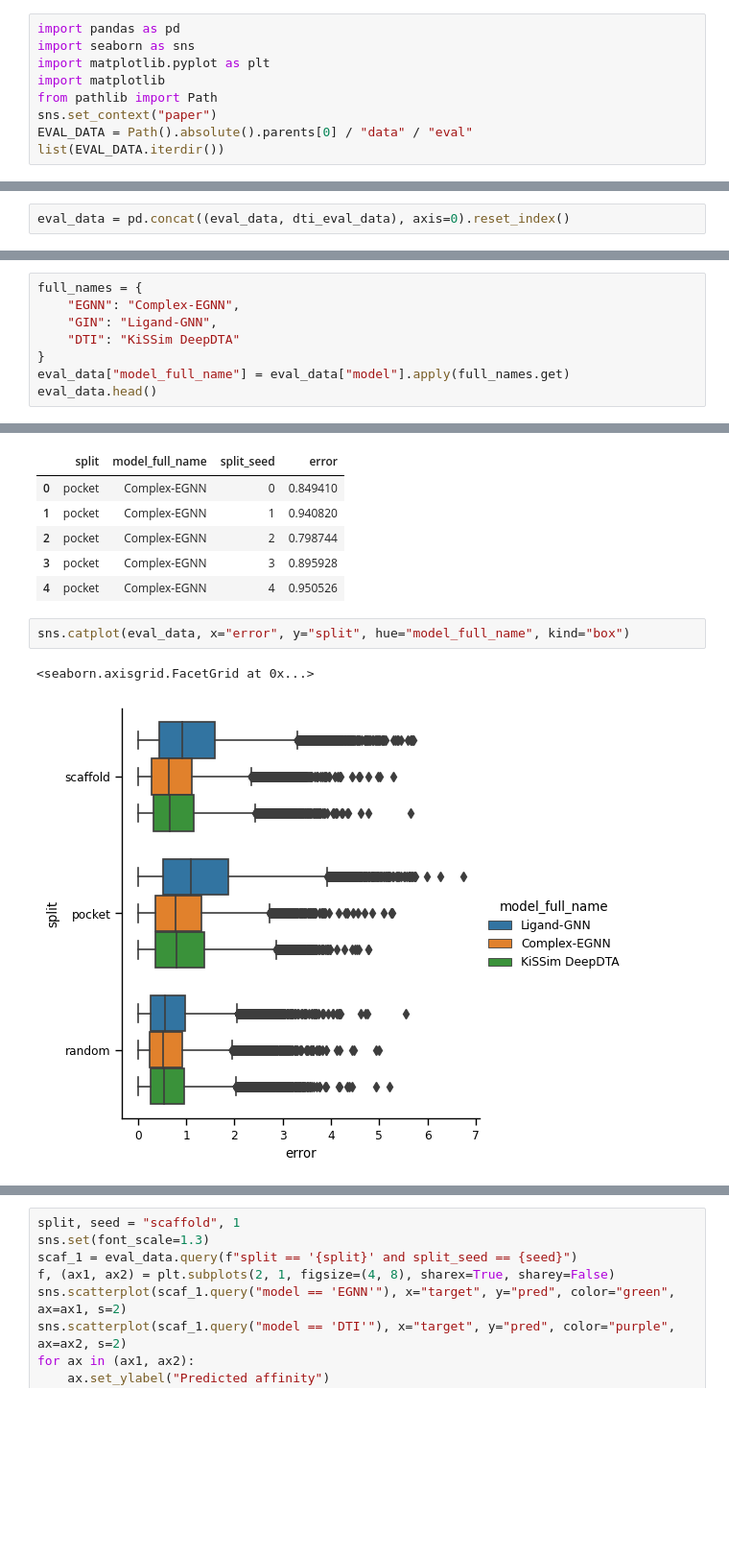
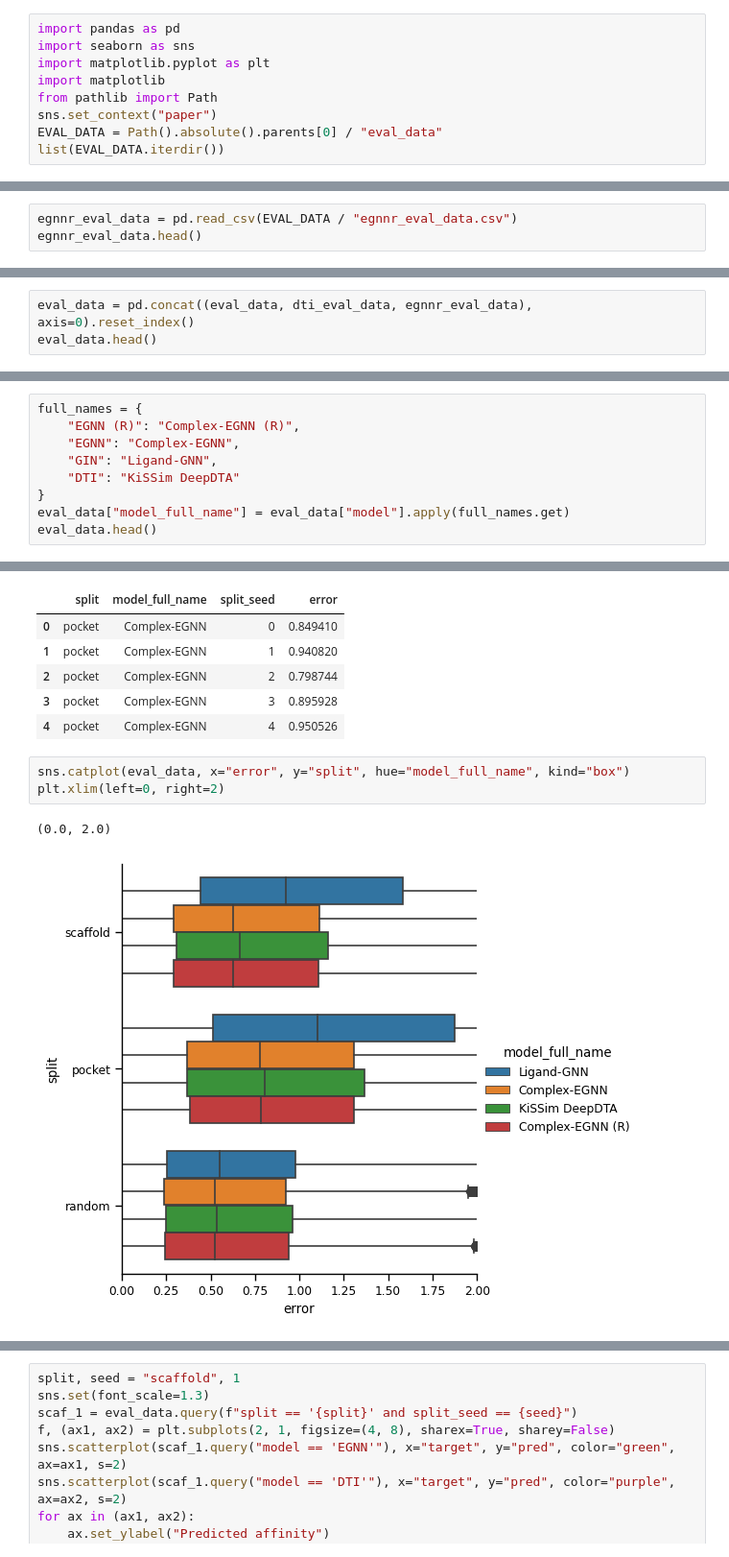
Before and after one commit to volkamerlab/kinodata-3D-affinity-prediction, a Jupyter notebook: scripts/evaluation.ipynb, the cells around one changed output, grey strips where cells are left out. Shown: that part at 96% size. Drawn from its saved outputs; the diff is of its cells as text; blank space fills up the shorter version.

Commit message:
add eval data (test predictions)

```diff
--- a/scripts/evaluation.ipynb
+++ b/scripts/evaluation.ipynb
@@ -5,6 +5,6 @@ import matplotlib.pyplot as plt
 import matplotlib
 from pathlib import Path
 sns.set_context("paper")
-EVAL_DATA = Path().absolute().parents[0] / "data" / "eval"
+EVAL_DATA = Path().absolute().parents[0] / "eval_data"
 list(EVAL_DATA.iterdir())
 # %% [output]
@@ -38,3 +39,6 @@ dti_eval_data.head()
 | 2 | 6.981037 | 198998 | DTI | random | 2 | 5.853872 | 5.853872 |
 | 3 | 7.434746 | 198998 | DTI | pocket | 3 | 5.853872 | 5.853872 |
 | 4 | 6.067016 | 198998 | DTI | random | 3 | 5.853872 | 5.853872 |
+# %%
+egnnr_eval_data = pd.read_csv(EVAL_DATA / "egnnr_eval_data.csv")
+egnnr_eval_data.head()
@@ -41,2 +52,3 @@ dti_eval_data.head()
 # %%
-eval_data = pd.concat((eval_data, dti_eval_data), axis=0).reset_index()
+eval_data = pd.concat((eval_data, dti_eval_data, egnnr_eval_data), axis=0).reset_index()
+eval_data.head()
@@ -74,6 +93,7 @@ assert (eval_data.groupby("ident")["target"].std() == 0).all()
 ### Define model full names, useful for plotting
 # %%
 full_names = {
+    "EGNN (R)": "Complex-EGNN (R)",
     "EGNN": "Complex-EGNN",
     "GIN": "Ligand-GNN",
     "DTI": "KiSSim DeepDTA"
@@ -114,9 +134,10 @@ mae_data.head()
 | 4 | pocket | Complex-EGNN | 4 | 0.950526 |
 # %%
 sns.catplot(eval_data, x="error", y="split", hue="model_full_name", kind="box")
+plt.xlim(left=0, right=2)
 # %% [output]
-<seaborn.axisgrid.FacetGrid at 0x...>
+(0.0, 2.0)
-[figure, old version]
+[figure, new version]
 # %%
 corr_data.groupby(["split", "model_full_name"])["test_corr"].agg(["mean", "std"])
 # %% [output]
```
Also changed, not shown: parts of 9 cells of this notebook, 10 other files.
